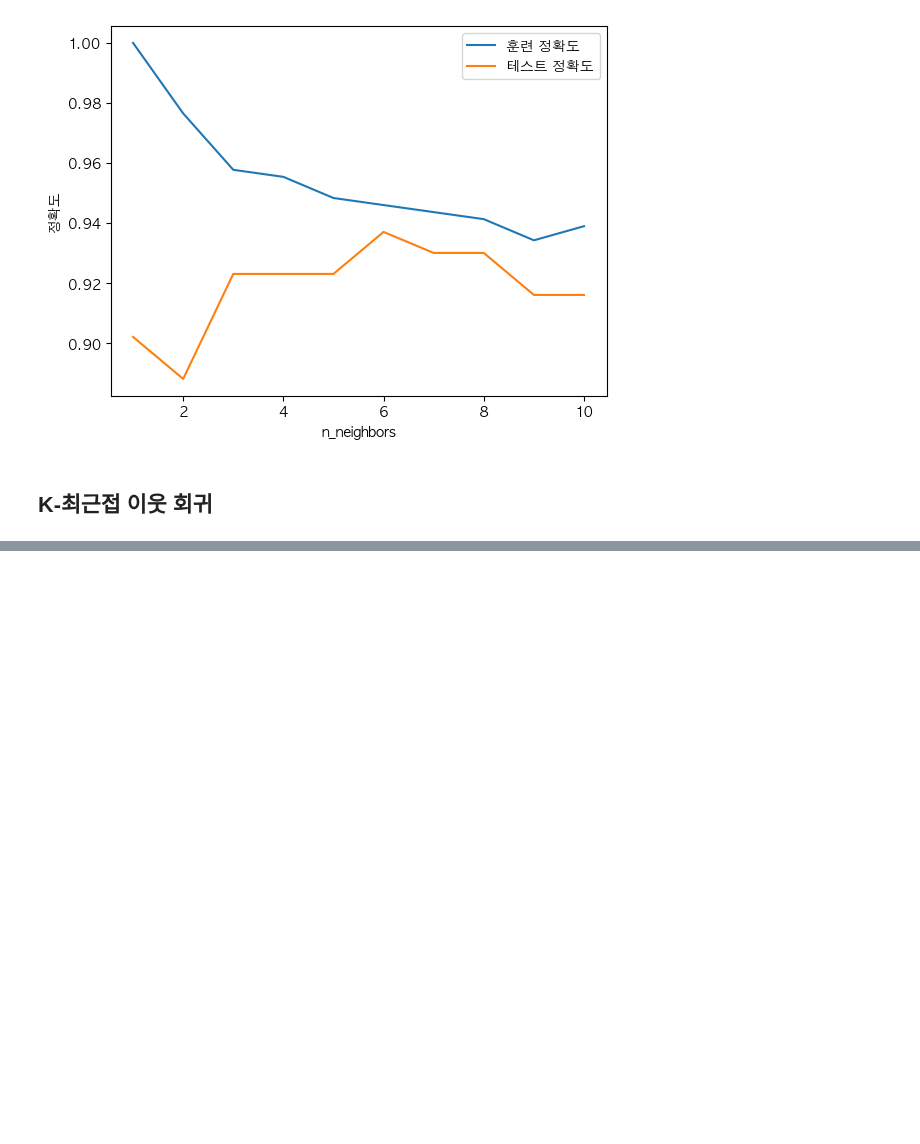
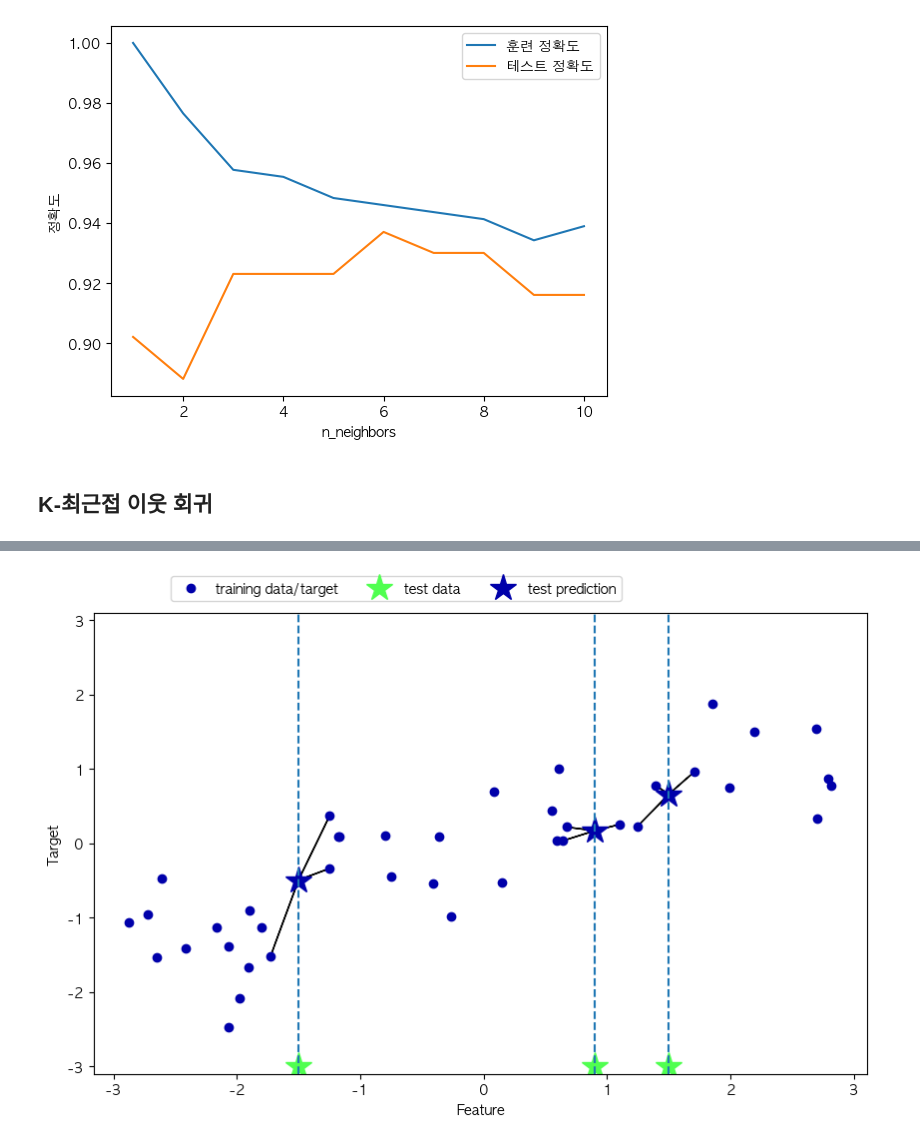
Before and after one commit to extraordinarySumiLee/Machine-Learning-practice, a Jupyter notebook: 20251014.ipynb, the cells around one changed output, grey strips where cells are left out. Saved outputs shown, nothing was run; the diff lists cells and outputs as text; code cells hidden in the pictures; blank space fills up the shorter version.

```diff
--- a/20251014.ipynb
+++ b/20251014.ipynb
@@ -240,0 +247,4 @@ plt.legend()
+# %%
+mglearn.plots.plot_knn_regression(n_neighbors=3)
+# %% [output]
+[figure, added]
```
Also changed, not shown: parts of 4 cells of this notebook.
